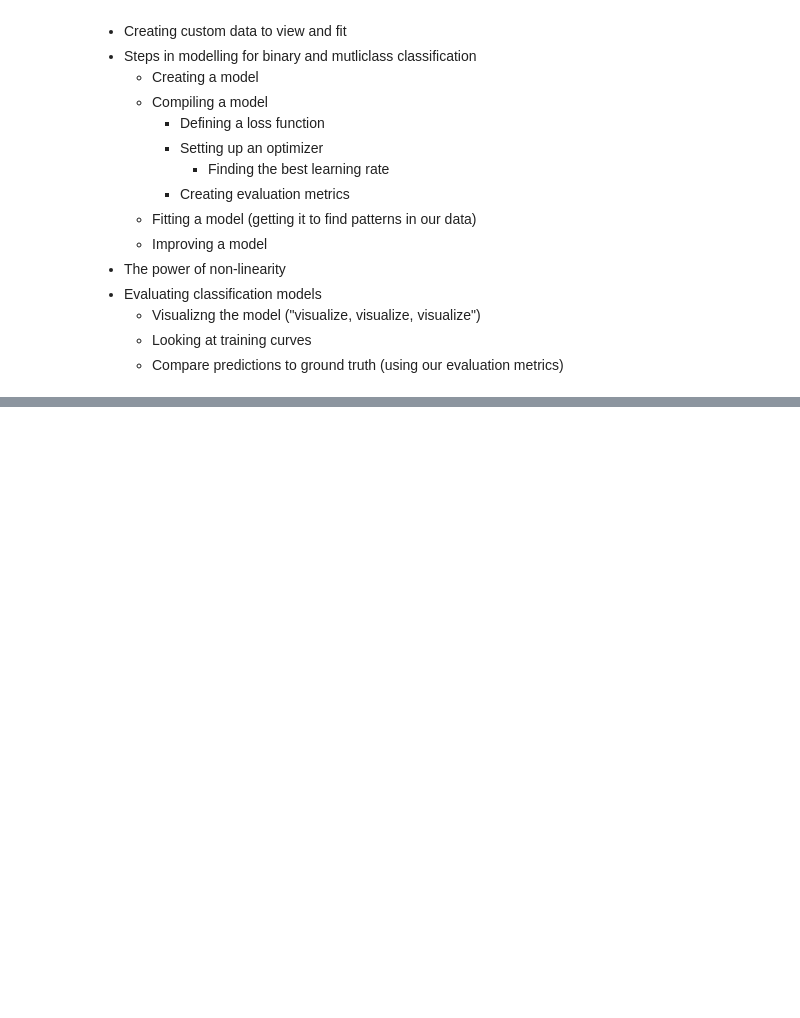
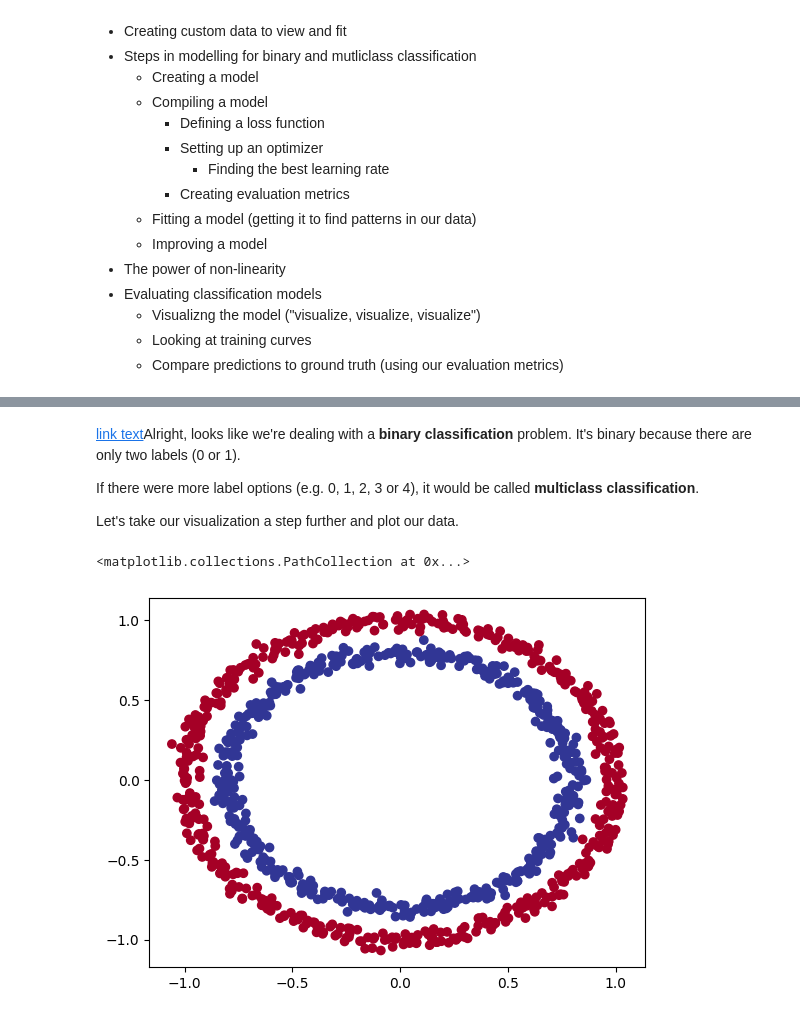
Before and after one commit to kuheli31/Deep-Learning, a Jupyter notebook: Neural_Network_Classification_with_Tensorflow.ipynb, the cells around one changed output, grey strips where cells are left out. Drawn from its saved outputs; the diff is of its cells as text; code cells hidden in the pictures; blank space fills up the shorter version.

```diff
--- a/Neural_Network_Classification_with_Tensorflow.ipynb
+++ b/Neural_Network_Classification_with_Tensorflow.ipynb
@@ -39,0 +82,7 @@ Specifically, we're going to go through doing the following with TensorFlow:
+# %%
+from sklearn.datasets import make_circles
+
+# Create circles
+X, y = make_circles(n_samples=1000,
+                    noise=0.03,
+                    random_state=42)
@@ -39,0 +154,13 @@ Specifically, we're going to go through doing the following with TensorFlow:
+# %% [markdown]
+[link text](https://)Alright, looks like we're dealing with a **binary classification** problem. It's binary because there are only two labels (0 or 1).
+
+If there were more label options (e.g. 0, 1, 2, 3 or 4), it would be called **multiclass classification**.
+
+Let's take our visualization a step further and plot our data.
+# %%
+#Visualize with a plot
+import matplotlib.pyplot as plt
+plt.scatter(X[:,0] , X[:,1] , c=y , cmap=plt.cm.RdYlBu)
+# %% [output]
+<matplotlib.collections.PathCollection at 0x...>
+[figure, added]
```
Also changed, not shown: parts of 15 cells of this notebook.
